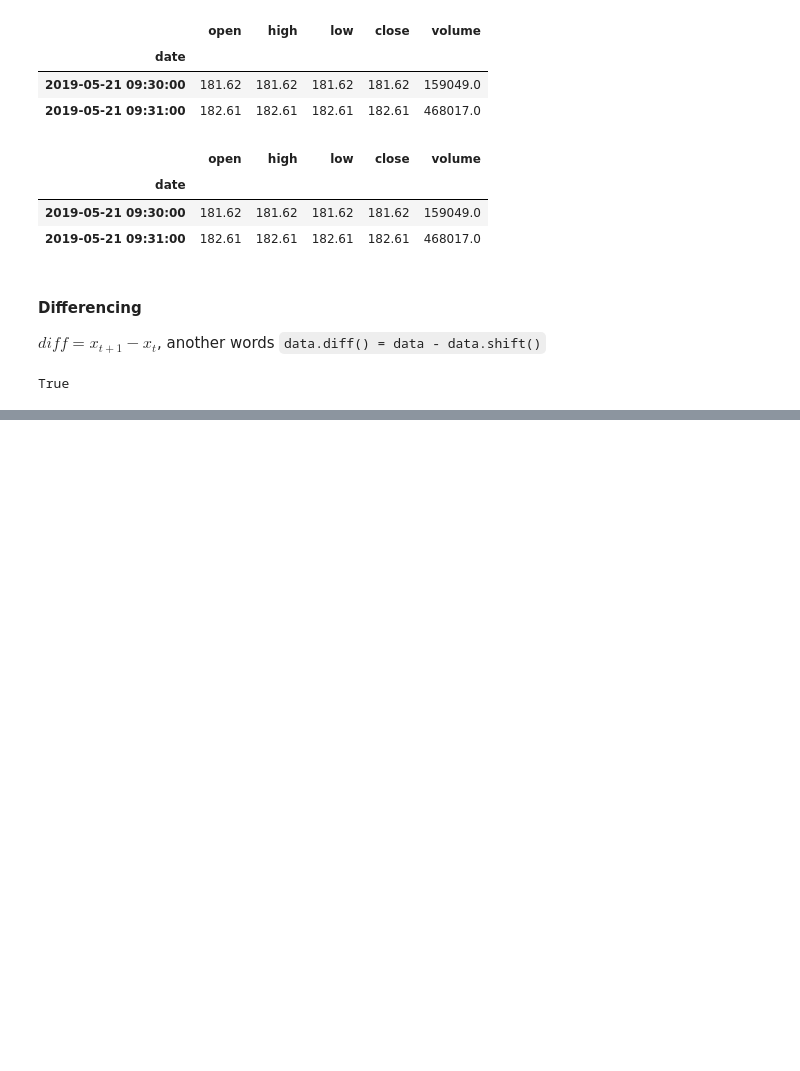
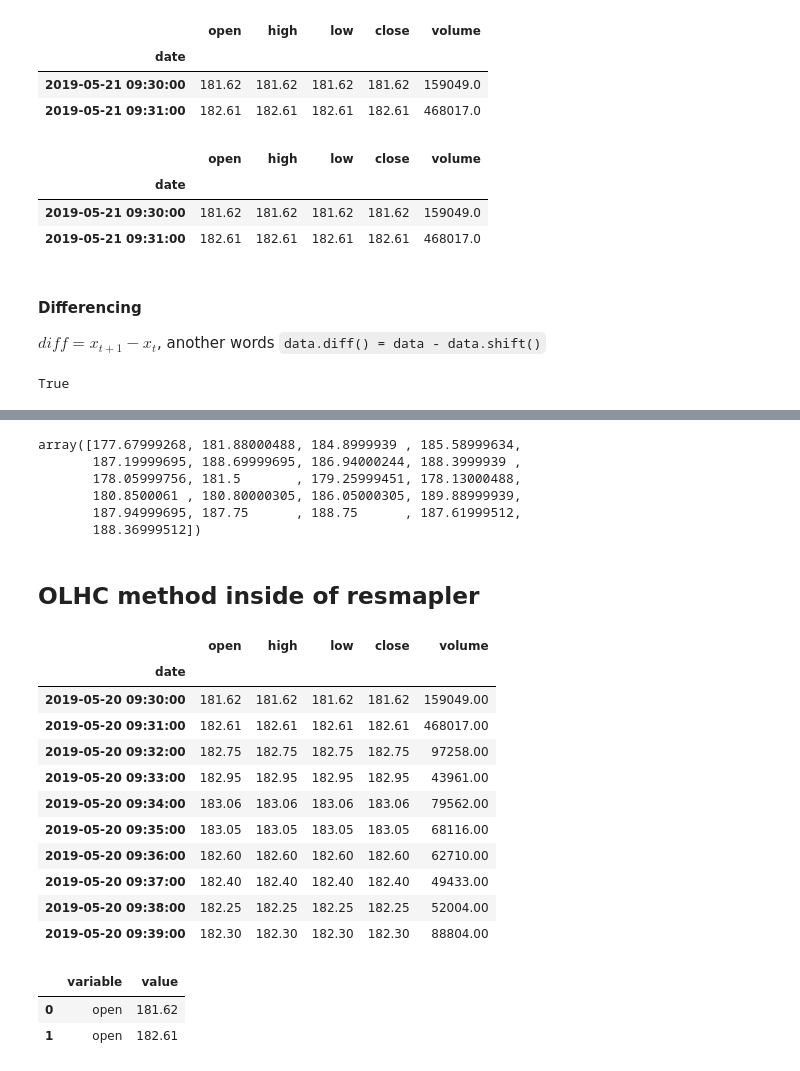
Before and after one commit to nadia-paz/ds-learning, a Jupyter notebook: data_analysis_pandas/08_time_series.ipynb, the cells around one changed output, grey strips where cells are left out. Drawn from its saved outputs; the diff is of its cells as text; code cells hidden in the pictures; blank space fills up the shorter version.

```diff
--- a/data_analysis_pandas/08_time_series.ipynb
+++ b/data_analysis_pandas/08_time_series.ipynb
@@ -1,6 +1,8 @@
 # %%
 import pandas as pd
 import numpy as np
+# %%
+pd.set_option('display.float_format', lambda x: '%.2f' % x)
 # %%
 fb = pd.read_csv('../datasets/fb.csv', index_col='date', parse_dates=True)
 fb = fb.assign(
@@ -321,0 +397,27 @@ True
+# %%
+# returns a numpy array
+fb.open.first('1M').values
+# %% [output]
+array([177.67999268, 181.88000488, 184.8999939 , 185.58999634,
+       187.19999695, 188.69999695, 186.94000244, 188.3999939 ,
+       178.05999756, 181.5       , 179.25999451, 178.13000488,
+       180.8500061 , 180.80000305, 186.05000305, 189.88999939,
+       187.94999695, 187.75      , 188.75      , 187.61999512,
+       188.36999512])
+# %% [markdown]
+## OLHC method inside of resmapler
+# %%
+fb_per_minute.head(10)
+# %% [output]
+|  | open | high | low | close | volume |
+| date |  |  |  |  |  |
+| 2019-05-20 09:30:00 | 181.62 | 181.62 | 181.62 | 181.62 | 159049.00 |
+| 2019-05-20 09:31:00 | 182.61 | 182.61 | 182.61 | 182.61 | 468017.00 |
+| 2019-05-20 09:32:00 | 182.75 | 182.75 | 182.75 | 182.75 | 97258.00 |
+| 2019-05-20 09:33:00 | 182.95 | 182.95 | 182.95 | 182.95 | 43961.00 |
+| 2019-05-20 09:34:00 | 183.06 | 183.06 | 183.06 | 183.06 | 79562.00 |
+| 2019-05-20 09:35:00 | 183.05 | 183.05 | 183.05 | 183.05 | 68116.00 |
+| 2019-05-20 09:36:00 | 182.60 | 182.60 | 182.60 | 182.60 | 62710.00 |
+| 2019-05-20 09:37:00 | 182.40 | 182.40 | 182.40 | 182.40 | 49433.00 |
+| 2019-05-20 09:38:00 | 182.25 | 182.25 | 182.25 | 182.25 | 52004.00 |
+| 2019-05-20 09:39:00 | 182.30 | 182.30 | 182.30 | 182.30 | 88804.00 |
@@ -321,0 +426,6 @@ True
+# %%
+fb_melted.head(2)
+# %% [output]
+|  | variable | value |
+| 0 | open | 181.62 |
+| 1 | open | 182.61 |
```
Also changed, not shown: parts of 13 cells of this notebook.
